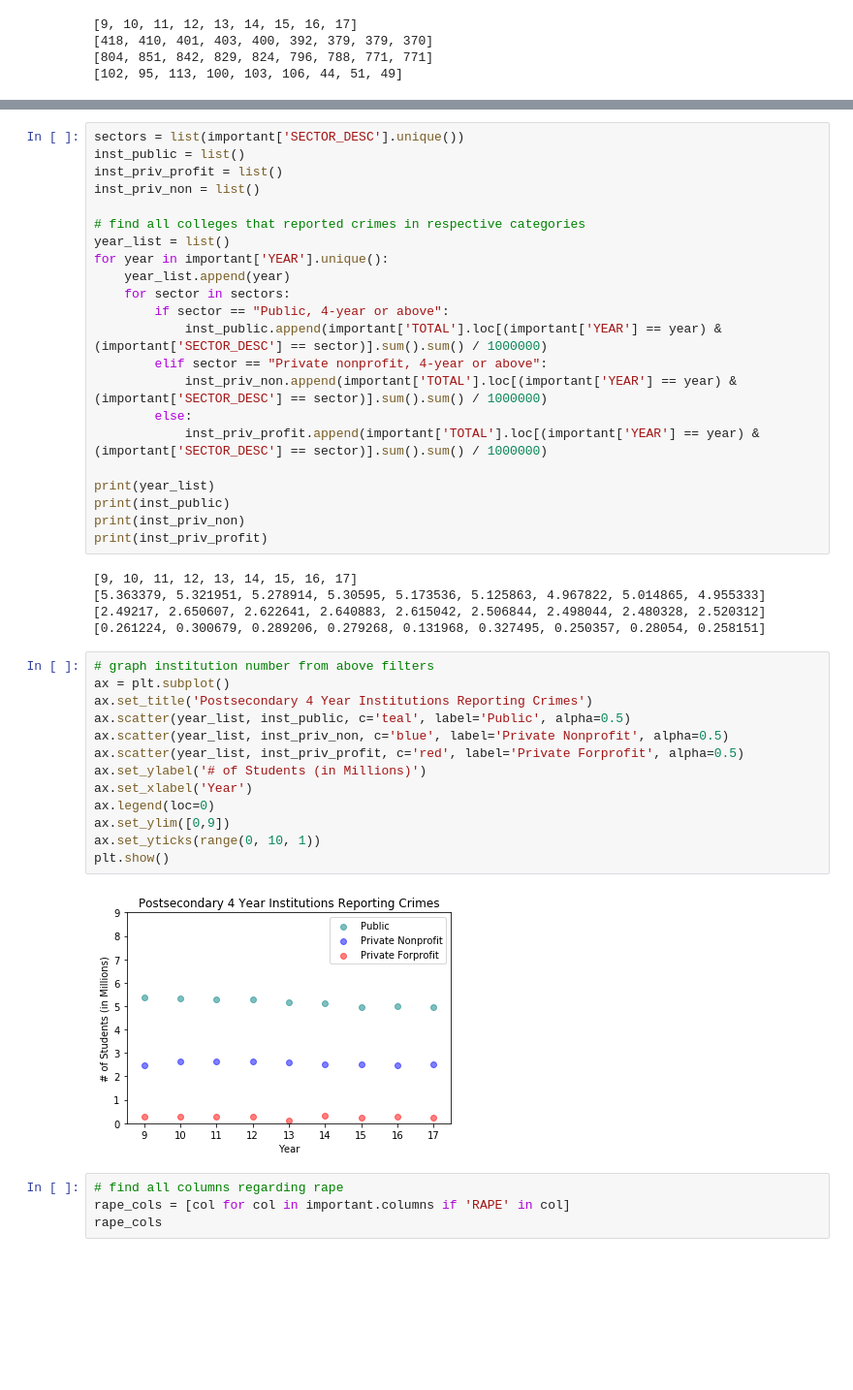
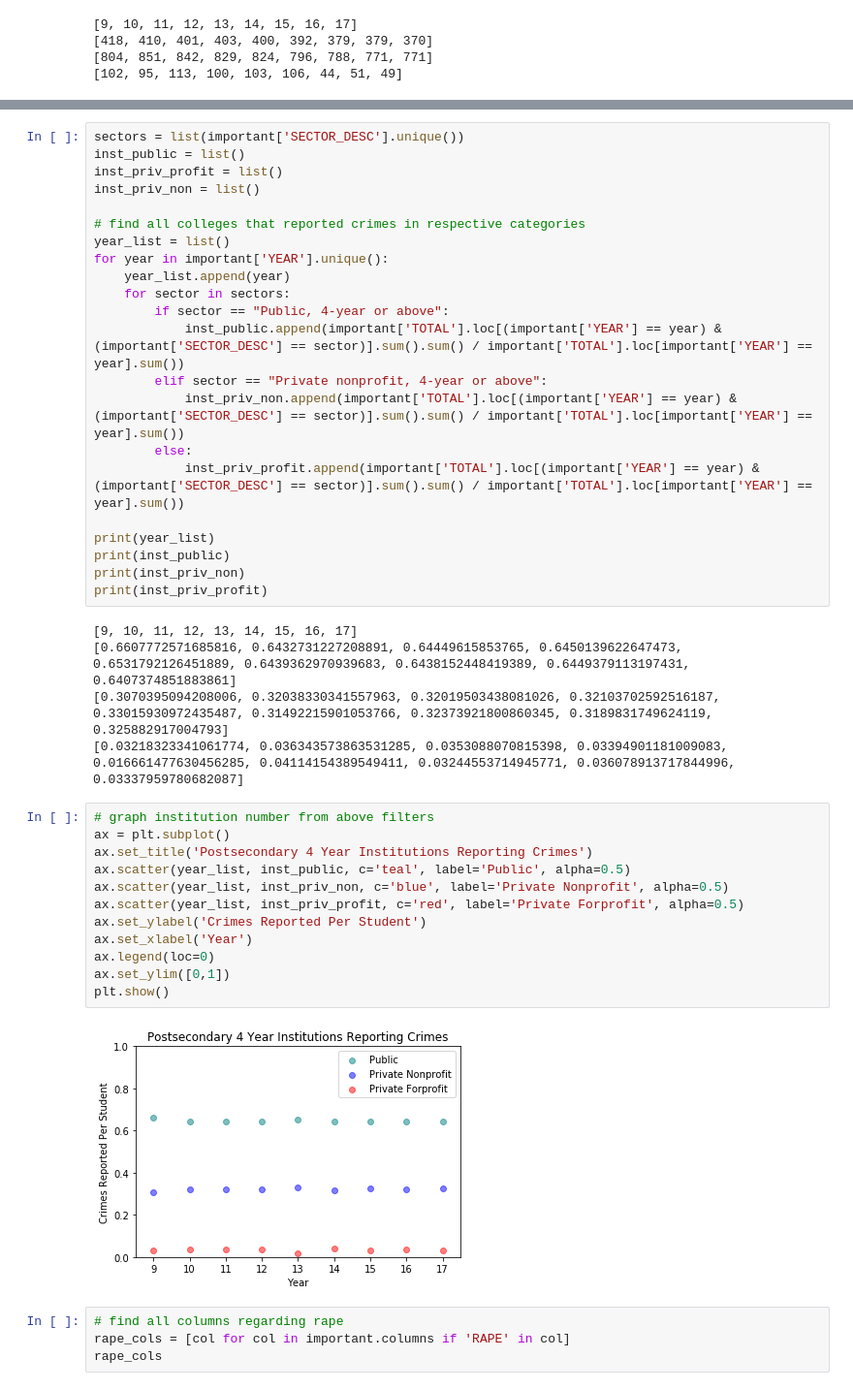
Before and after one commit to GaleProulx/Clery_Collector, a Jupyter notebook: Clery_Exploration.ipynb, the cells around one changed output, grey strips where cells are left out. Shown: that part at 97% size. Drawn from its saved outputs; the diff is of its cells as text; blank space fills up the shorter version.

```diff
--- a/Clery_Exploration.ipynb
+++ b/Clery_Exploration.ipynb
@@ -165,11 +165,11 @@ for year in important['YEAR'].unique():
     year_list.append(year)
     for sector in sectors:
         if sector == "Public, 4-year or above":
-            inst_public.append(important['TOTAL'].loc[(important['YEAR'] == year) & (important['SECTOR_DESC'] == sector)].sum().sum() / 1000000)
+            inst_public.append(important['TOTAL'].loc[(important['YEAR'] == year) & (important['SECTOR_DESC'] == sector)].sum().sum() / important['TOTAL'].loc[important['YEAR'] == year].sum())
         elif sector == "Private nonprofit, 4-year or above":
-            inst_priv_non.append(important['TOTAL'].loc[(important['YEAR'] == year) & (important['SECTOR_DESC'] == sector)].sum().sum() / 1000000)
+            inst_priv_non.append(important['TOTAL'].loc[(important['YEAR'] == year) & (important['SECTOR_DESC'] == sector)].sum().sum() / important['TOTAL'].loc[important['YEAR'] == year].sum())
         else:
-            inst_priv_profit.append(important['TOTAL'].loc[(important['YEAR'] == year) & (important['SECTOR_DESC'] == sector)].sum().sum() / 1000000)
+            inst_priv_profit.append(important['TOTAL'].loc[(important['YEAR'] == year) & (important['SECTOR_DESC'] == sector)].sum().sum() / important['TOTAL'].loc[important['YEAR'] == year].sum())
 
 print(year_list)
 print(inst_public)
@@ -177,24 +177,23 @@ print(inst_priv_non)
 print(inst_priv_profit)
 # %% [output]
 [9, 10, 11, 12, 13, 14, 15, 16, 17]
-[5.363379, 5.321951, 5.278914, 5.30595, 5.173536, 5.125863, 4.967822, 5.014865, 4.955333]
-[2.49217, 2.650607, 2.622641, 2.640883, 2.615042, 2.506844, 2.498044, 2.480328, 2.520312]
-[0.261224, 0.300679, 0.289206, 0.279268, 0.131968, 0.327495, 0.250357, 0.28054, 0.258151]
+[0.6607772571685816, 0.6432731227208891, 0.64449615853765, 0.6450139622647473, 0.6531792126451889, 0.6439362970939683, 0.6438152448419389, 0.6449379113197431, 0.6407374851883861]
+[0.3070395094208006, 0.32038330341557963, 0.32019503438081026, 0.32103702592516187, 0.33015930972435487, 0.31492215901053766, 0.32373921800860345, 0.3189831749624119, 0.325882917004793]
+[0.03218323341061774, 0.036343573863531285, 0.0353088070815398, 0.03394901181009083, 0.016661477630456285, 0.04114154389549411, 0.03244553714945771, 0.036078913717844996, 0.03337959780682087]
 # %%
 # graph institution number from above filters
 ax = plt.subplot()
 ax.set_title('Postsecondary 4 Year Institutions Reporting Crimes')
 ax.scatter(year_list, inst_public, c='teal', label='Public', alpha=0.5)
 ax.scatter(year_list, inst_priv_non, c='blue', label='Private Nonprofit', alpha=0.5)
 ax.scatter(year_list, inst_priv_profit, c='red', label='Private Forprofit', alpha=0.5)
-ax.set_ylabel('# of Students (in Millions)')
+ax.set_ylabel('Crimes Reported Per Student')
 ax.set_xlabel('Year')
 ax.legend(loc=0)
-ax.set_ylim([0,9])
-ax.set_yticks(range(0, 10, 1))
+ax.set_ylim([0,1])
 plt.show()
 # %% [output]
-[figure, old version]
+[figure, new version]
 # %%
 # find all columns regarding rape
 rape_cols = [col for col in important.columns if 'RAPE' in col]
```
Also changed, not shown: parts of 9 cells of this notebook, 2 other files.
